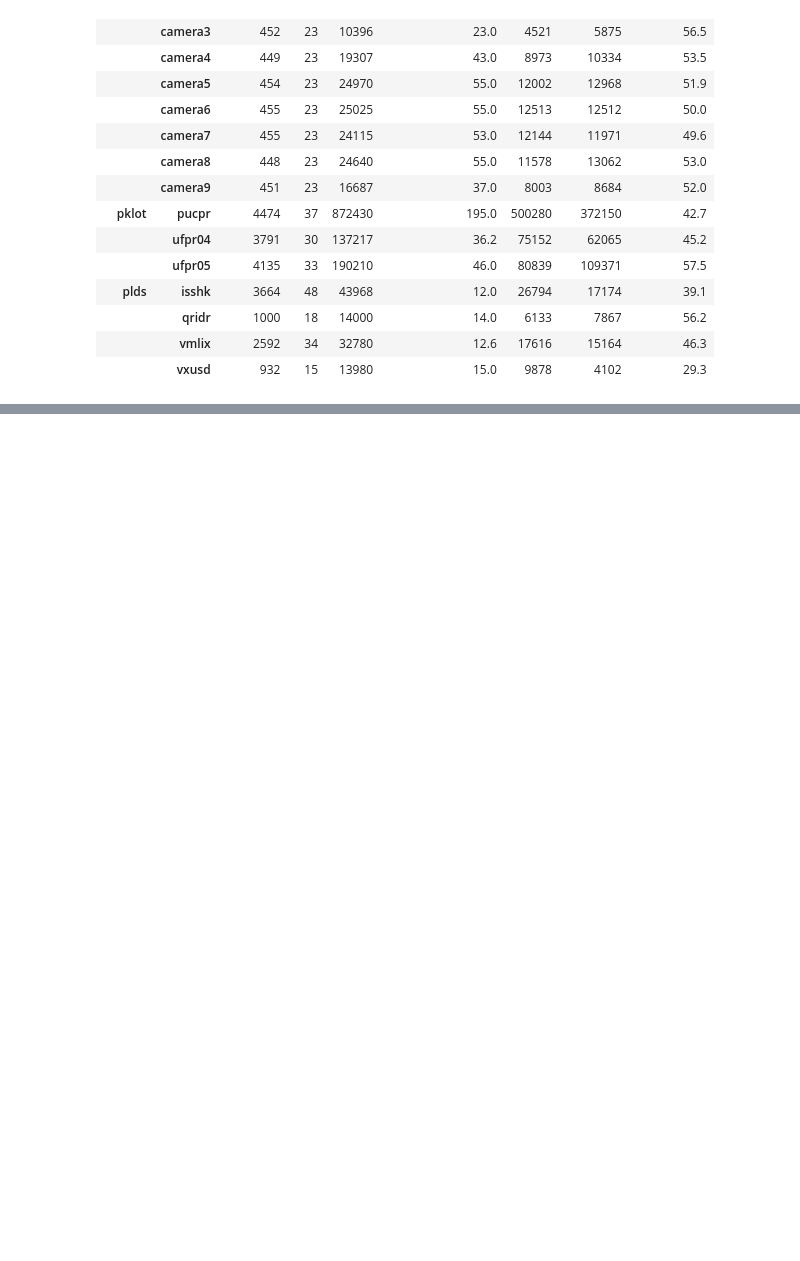
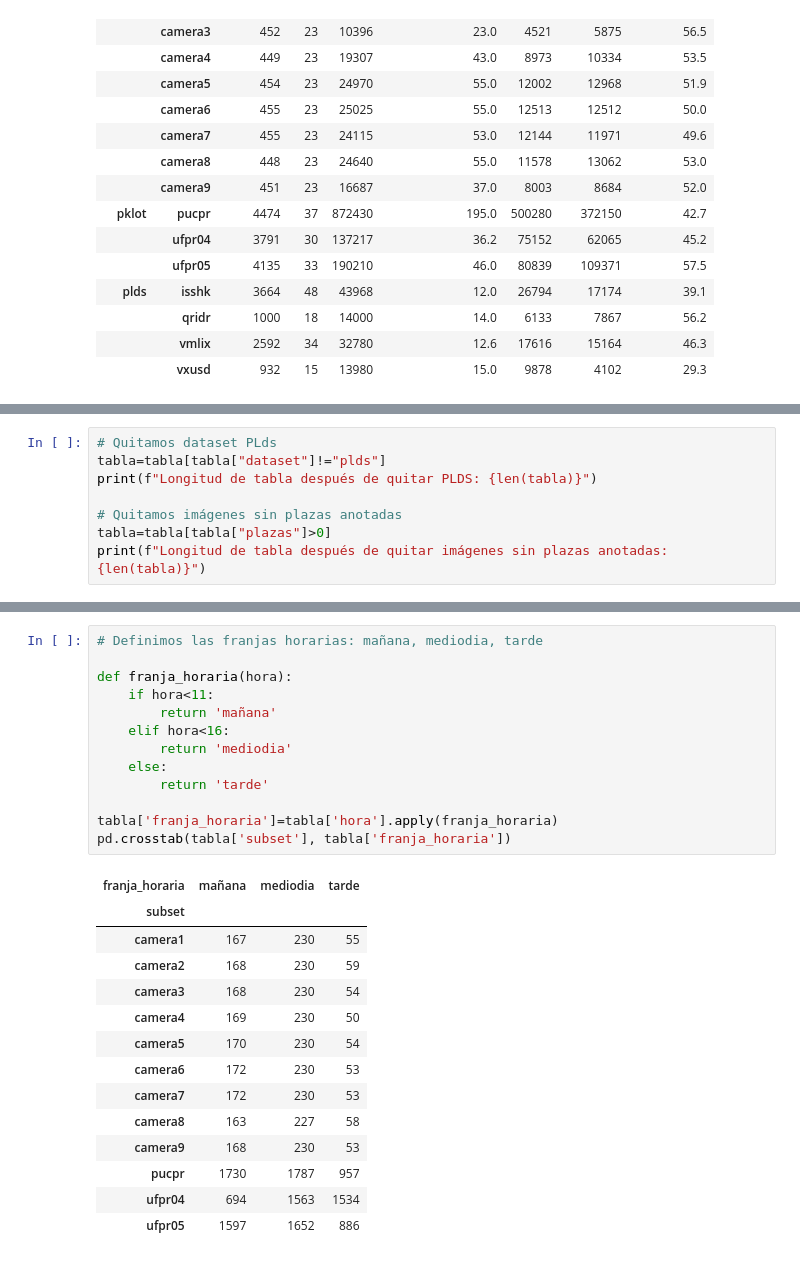
Before and after one commit to StafLoker/pic-proyecto, a Jupyter notebook: notebooks/PIC_Proyecto_Dataset_Mini.ipynb, the cells around one changed output, grey strips where cells are left out. Cells and saved outputs as stored; diff of their text form; blank space fills up the shorter version.

Commit message:
Se ha hecho la limpieza de la tabla y la selección de las muestras: 5,000 imágenes

```diff
--- a/notebooks/PIC_Proyecto_Dataset_Mini.ipynb
+++ b/notebooks/PIC_Proyecto_Dataset_Mini.ipynb
@@ -577,0 +588,8 @@ resumen
+# %%
+# Quitamos dataset PLds
+tabla=tabla[tabla["dataset"]!="plds"]
+print(f"Longitud de tabla después de quitar PLDS: {len(tabla)}")
+
+# Quitamos imágenes sin plazas anotadas
+tabla=tabla[tabla["plazas"]>0]
+print(f"Longitud de tabla después de quitar imágenes sin plazas anotadas: {len(tabla)}")
@@ -577,0 +630,28 @@ resumen
+# %%
+# Definimos las franjas horarias: mañana, mediodia, tarde
+
+def franja_horaria(hora):
+    if hora<11:
+        return 'mañana'
+    elif hora<16:
+        return 'mediodia'
+    else:
+        return 'tarde'
+
+tabla['franja_horaria']=tabla['hora'].apply(franja_horaria)
+pd.crosstab(tabla['subset'], tabla['franja_horaria'])
+# %% [output]
+| franja_horaria | mañana | mediodia | tarde |
+| subset |  |  |  |
+| camera1 | 167 | 230 | 55 |
+| camera2 | 168 | 230 | 59 |
+| camera3 | 168 | 230 | 54 |
+| camera4 | 169 | 230 | 50 |
+| camera5 | 170 | 230 | 54 |
+| camera6 | 172 | 230 | 53 |
+| camera7 | 172 | 230 | 53 |
+| camera8 | 163 | 227 | 58 |
+| camera9 | 168 | 230 | 53 |
+| pucpr | 1730 | 1787 | 957 |
+| ufpr04 | 694 | 1563 | 1534 |
+| ufpr05 | 1597 | 1652 | 886 |
```
Also changed, not shown: parts of 7 cells of this notebook.
